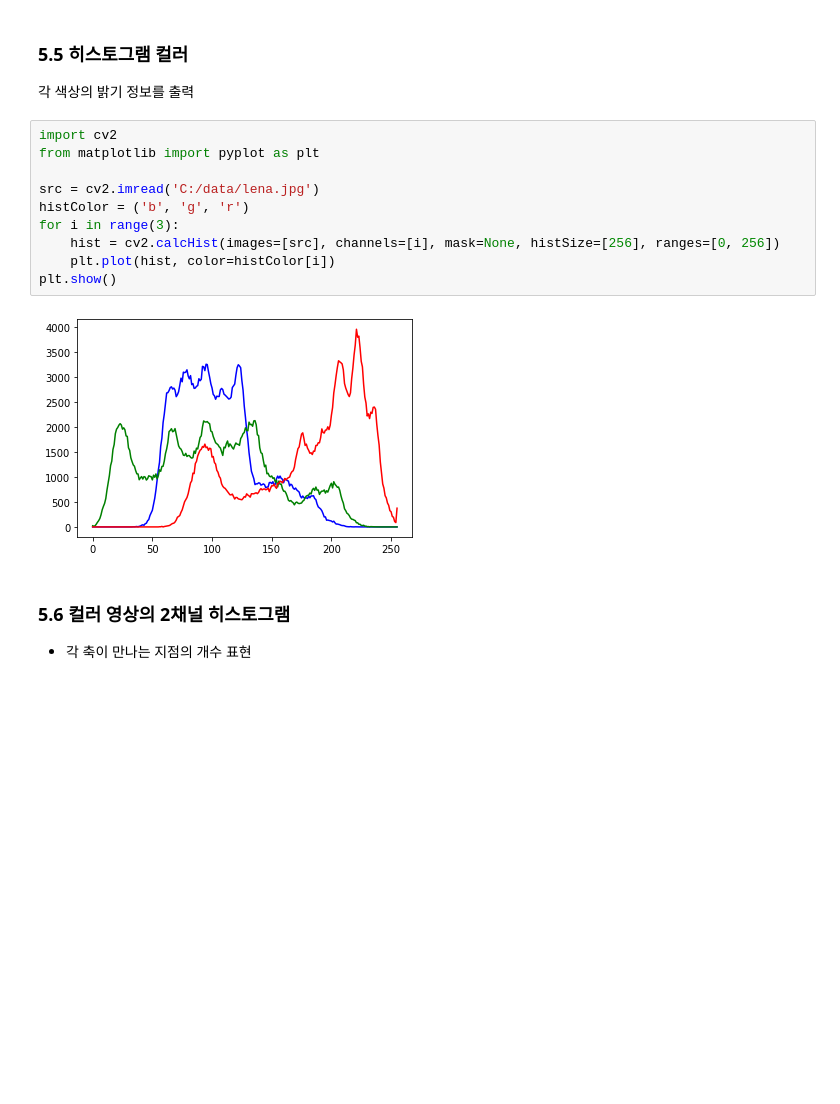
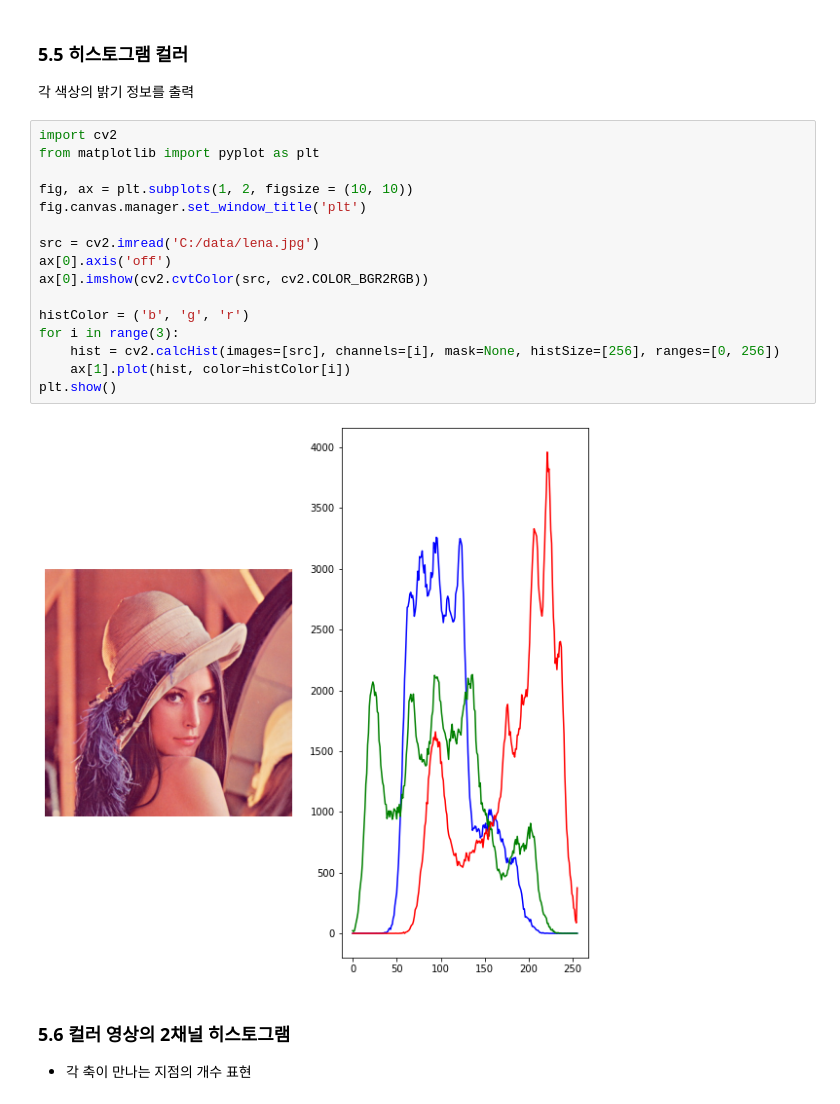
Before and after one commit to sedoll/knu_opencv, a Jupyter notebook: chap05/chap05.ipynb, the cells around one changed output. Drawn from its saved outputs; the diff is of its cells as text; blank space fills up the shorter version.

```diff
--- a/chap05/chap05.ipynb
+++ b/chap05/chap05.ipynb
@@ -233,15 +237,21 @@ plt.show()
 # %%
 import cv2
 from matplotlib import pyplot as plt
 
+fig, ax = plt.subplots(1, 2, figsize = (10, 10))
+fig.canvas.manager.set_window_title('plt')
+
 src = cv2.imread('C:/data/lena.jpg')
+ax[0].axis('off')
+ax[0].imshow(cv2.cvtColor(src, cv2.COLOR_BGR2RGB))
+
 histColor = ('b', 'g', 'r')
 for i in range(3):
     hist = cv2.calcHist(images=[src], channels=[i], mask=None, histSize=[256], ranges=[0, 256])
-    plt.plot(hist, color=histColor[i])
+    ax[1].plot(hist, color=histColor[i])
 plt.show()
 # %% [output]
-[figure, old version]
+[figure, new version]
 # %% [markdown]
 ### 5.6 컬러 영상의 2채널 히스토그램
 
```
Also changed, not shown: parts of 12 cells of this notebook, 2 other files.
